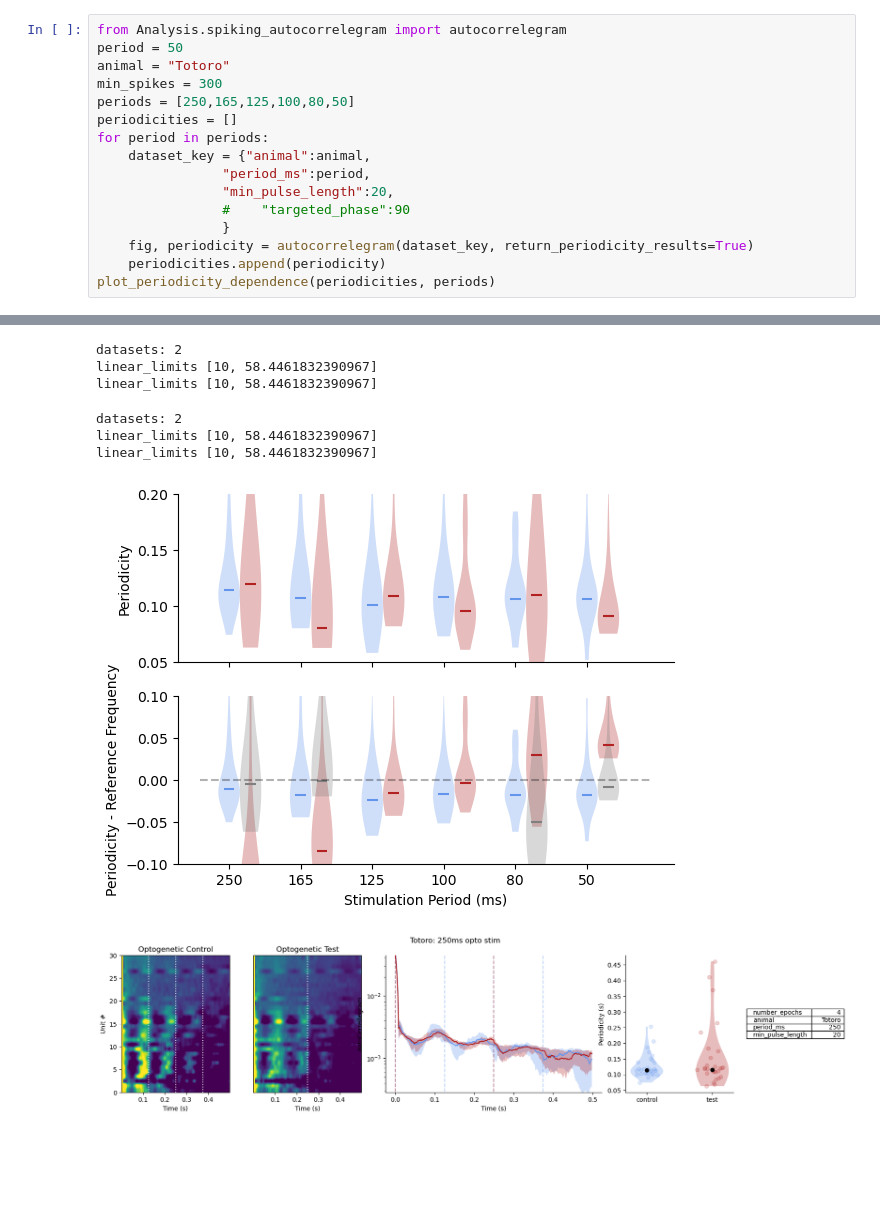
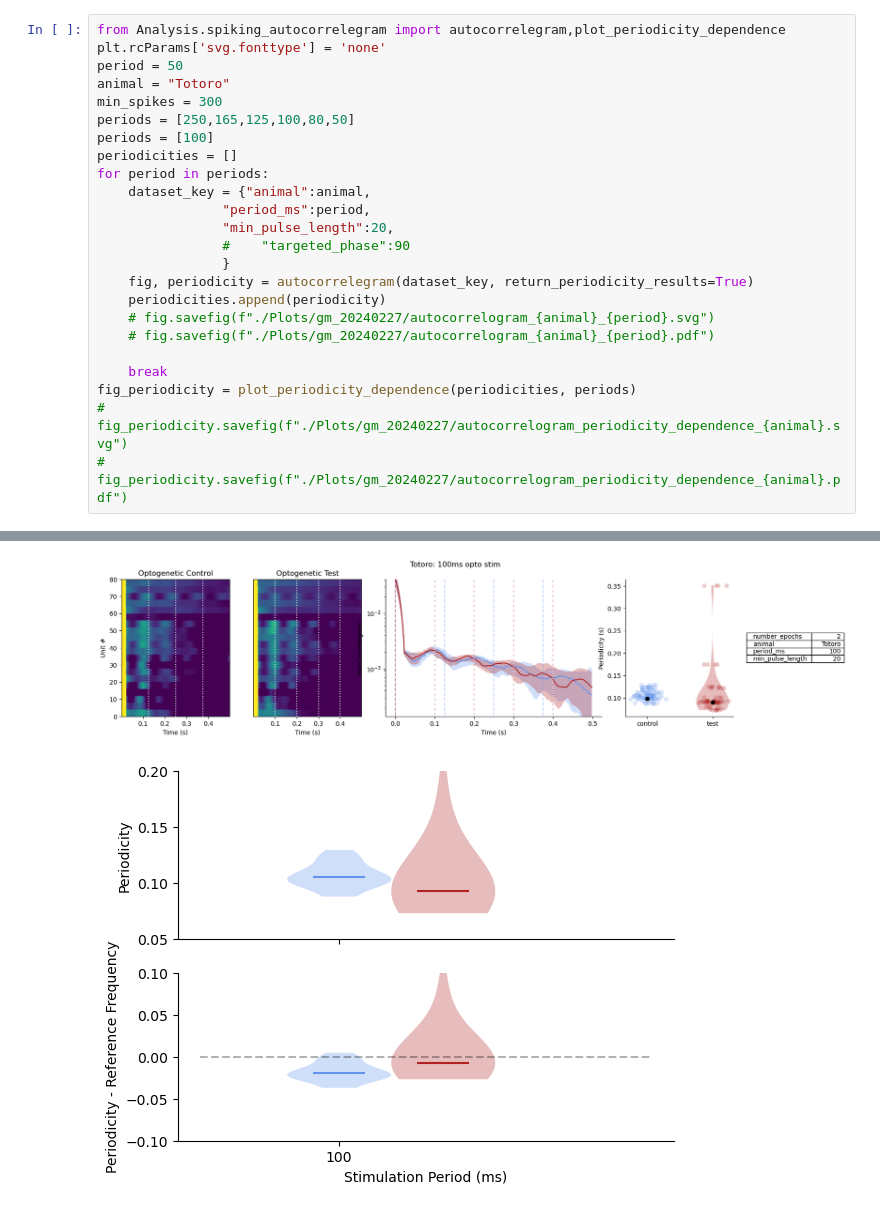
Before and after one commit to LorenFrankLab/ms_stim_analysis, a Jupyter notebook: Spiking/autocorrelegrams.ipynb, the cells around one changed output, grey strips where cells are left out. Drawn from its saved outputs; the diff is of its cells as text; blank space fills up the shorter version.

```diff
--- a/Spiking/autocorrelegrams.ipynb
+++ b/Spiking/autocorrelegrams.ipynb
@@ -27,9 +34,11 @@ from Analysis.utils import filter_opto_data, get_running_valid_intervals
 # %%
-from Analysis.spiking_autocorrelegram import autocorrelegram
+from Analysis.spiking_autocorrelegram import autocorrelegram,plot_periodicity_dependence
+plt.rcParams['svg.fonttype'] = 'none'
 period = 50
 animal = "Totoro"
 min_spikes = 300
 periods = [250,165,125,100,80,50]
+periods = [100]
 periodicities = []
 for period in periods:
     dataset_key = {"animal":animal,
@@ -39,5 +48,11 @@ for period in periods:
                 }
     fig, periodicity = autocorrelegram(dataset_key, return_periodicity_results=True)
     periodicities.append(periodicity)
-plot_periodicity_dependence(periodicities, periods)
+    # fig.savefig(f"./Plots/gm_20240227/autocorrelogram_{animal}_{period}.svg")
+    # fig.savefig(f"./Plots/gm_20240227/autocorrelogram_{animal}_{period}.pdf")
+
+    break
+fig_periodicity = plot_periodicity_dependence(periodicities, periods)
+# fig_periodicity.savefig(f"./Plots/gm_20240227/autocorrelogram_periodicity_dependence_{animal}.svg")
+# fig_periodicity.savefig(f"./Plots/gm_20240227/autocorrelogram_periodicity_dependence_{animal}.pdf")
 # %% [output]
@@ -56,8 +64,2 @@ linear_limits [10, 58.4461832390967]
-datasets: 2
-linear_limits [10, 58.4461832390967]
-linear_limits [10, 58.4461832390967]
-datasets: 2
-linear_limits [10, 58.4461832390967]
-linear_limits [10, 58.4461832390967]
-[figure, old version]
+[figure, new version]
-[figure, old version]
+[figure, new version]
```
Also changed, not shown: parts of 6 cells of this notebook, 1 other file.
